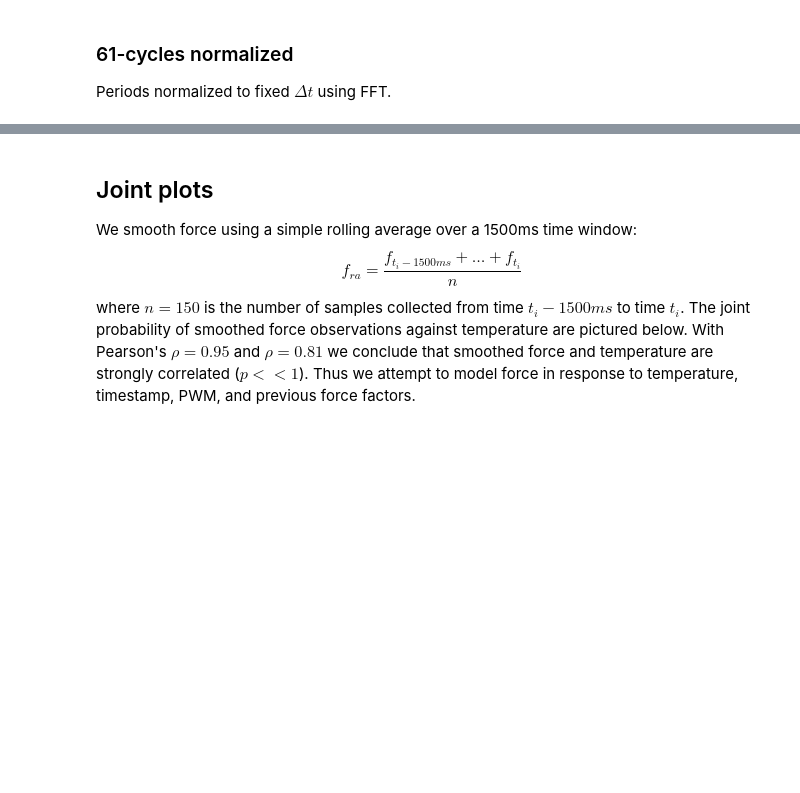
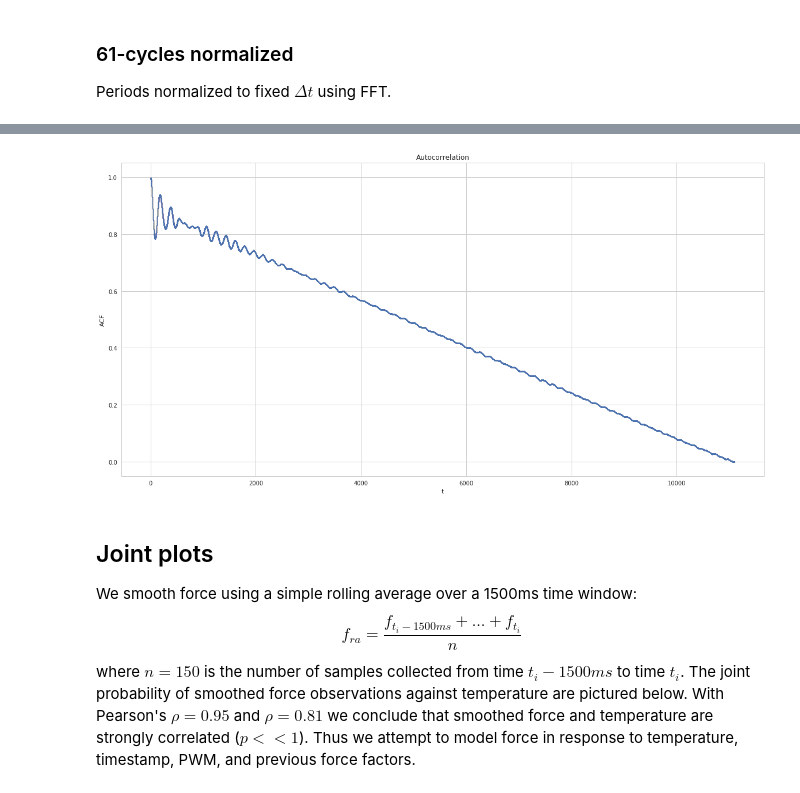
Before and after one commit to Columbia-Creative-Machines-Lab/muscle-prediction, a Jupyter notebook: fall18/lstm.ipynb, the cells around one changed output, grey strips where cells are left out. Cells and saved outputs as stored; diff of their text form; code cells hidden in the pictures; blank space fills up the shorter version.

Commit message:
add autocorrelation plots

```diff
--- a/fall18/lstm.ipynb
+++ b/fall18/lstm.ipynb
@@ -229,0 +228,4 @@ d2_s, c_to_p = squash_periods(d2)
+# %%
+def autocorr(x):
+    result = np.correlate(x, x, mode='full')
+    return result[result.size // 2:]
@@ -230,3 +251,14 @@ d2_s, c_to_p = squash_periods(d2)
+# %%
+z = autocorr(X61.f)
+# %%
+fig, ax = plt.subplots(figsize=(20, 10))
+ax.scatter(np.arange(z.shape[0])/100, z / float(z.max()), s=0.5)
+ax.set_title('Autocorrelation')
+ax.set_xlabel('t')
+ax.set_ylabel('ACF')
+plt.show()
+# %% [output]
+[figure, added]
 # %%
 pickle_meta(X100, name='X100')
 pickle_meta(X61, name='X61')
```
Also changed, not shown: parts of 5 cells of this notebook.
